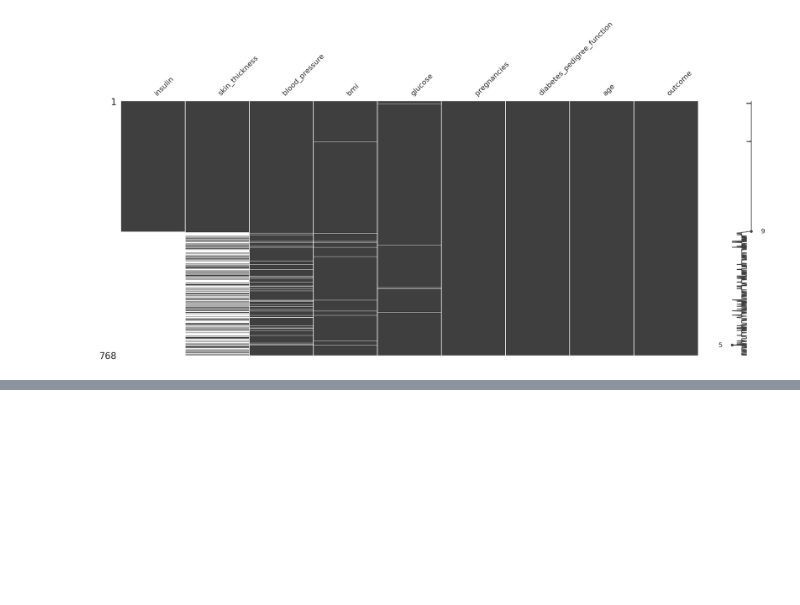
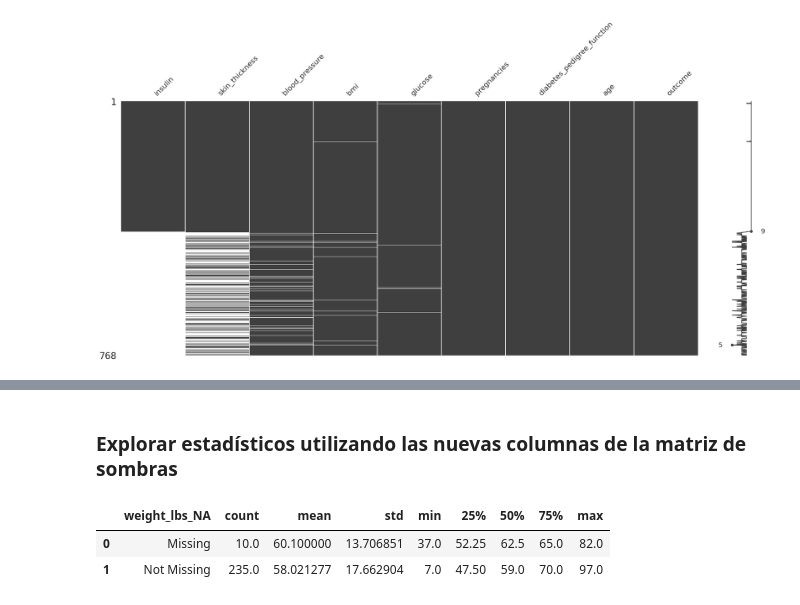
Before and after one commit to ArnolPlazas/manejo_datos_faltantes, a Jupyter notebook: exploration-missing-values.ipynb, the cells around one changed output, grey strips where cells are left out. Drawn from its saved outputs; the diff is of its cells as text; code cells hidden in the pictures; blank space fills up the shorter version.

```diff
--- a/exploration-missing-values.ipynb
+++ b/exploration-missing-values.ipynb
@@ -814,0 +871,15 @@ diabetes_df.missing.missing_variable_plot()
+# %% [markdown]
+### Explorar estadísticos utilizando las nuevas columnas de la matriz de sombras
+# %%
+(
+    riskfactors_df
+    .missing
+    .bind_shadow_matrix(only_missing=True)
+    .groupby(['weight_lbs_NA'])['age']
+    .describe()
+    .reset_index()
+)
+# %% [output]
+|  | weight_lbs_NA | count | mean | std | min | 25% | 50% | 75% | max |
+| 0 | Missing | 10.0 | 60.100000 | 13.706851 | 37.0 | 52.25 | 62.5 | 65.0 | 82.0 |
+| 1 | Not Missing | 235.0 | 58.021277 | 17.662904 | 7.0 | 47.50 | 59.0 | 70.0 | 97.0 |
```
Also changed, not shown: parts of 5 cells of this notebook.
